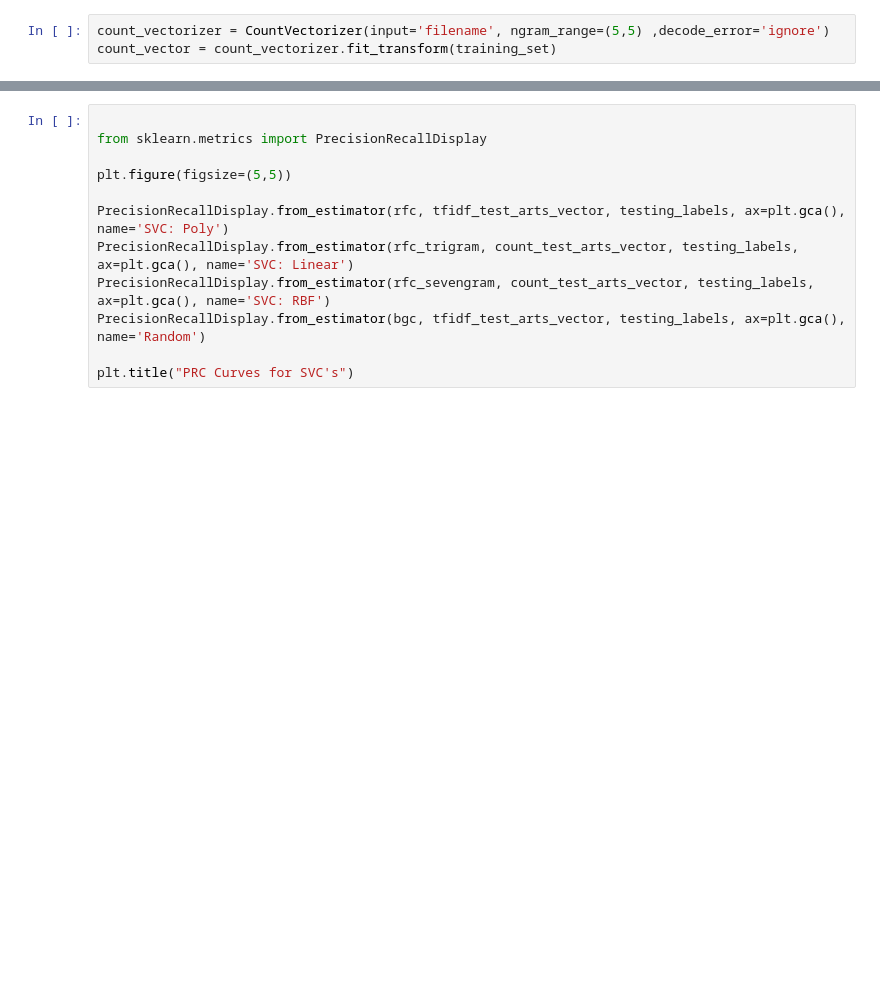
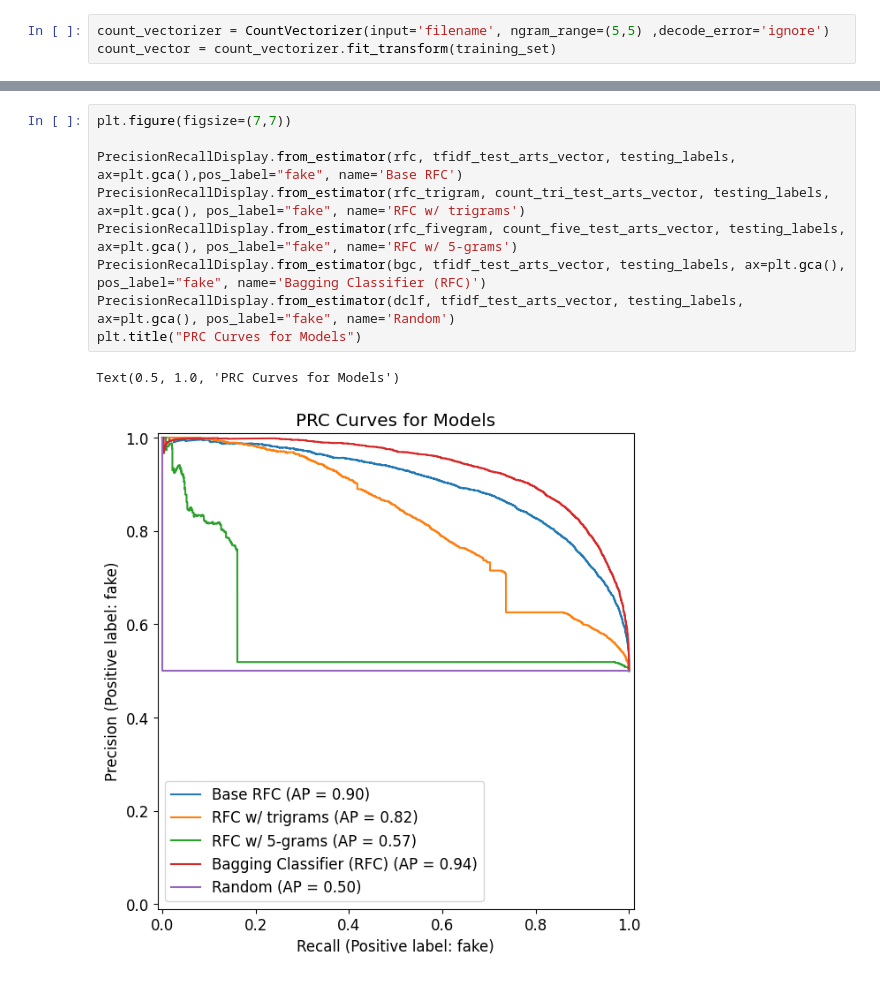
Before and after one commit to TomSterQaz/CSCE439_FinalProject, a Jupyter notebook: WhatAmIReading.ipynb, the cells around one changed output, grey strips where cells are left out. Cells and saved outputs as stored; diff of their text form; blank space fills up the shorter version.

Commit message:
metrics

```diff
--- a/WhatAmIReading.ipynb
+++ b/WhatAmIReading.ipynb
@@ -108,12 +185,12 @@ NameError: name 'score_model' is not defined
 # %%
+plt.figure(figsize=(7,7))
 
-from sklearn.metrics import PrecisionRecallDisplay
-
-plt.figure(figsize=(5,5))
-
-PrecisionRecallDisplay.from_estimator(rfc, tfidf_test_arts_vector, testing_labels, ax=plt.gca(), name='SVC: Poly')
-PrecisionRecallDisplay.from_estimator(rfc_trigram, count_test_arts_vector, testing_labels, ax=plt.gca(), name='SVC: Linear')
-PrecisionRecallDisplay.from_estimator(rfc_sevengram, count_test_arts_vector, testing_labels, ax=plt.gca(), name='SVC: RBF')
-PrecisionRecallDisplay.from_estimator(bgc, tfidf_test_arts_vector, testing_labels, ax=plt.gca(), name='Random')
-
-plt.title("PRC Curves for SVC's")
+PrecisionRecallDisplay.from_estimator(rfc, tfidf_test_arts_vector, testing_labels, ax=plt.gca(),pos_label="fake", name='Base RFC')
+PrecisionRecallDisplay.from_estimator(rfc_trigram, count_tri_test_arts_vector, testing_labels, ax=plt.gca(), pos_label="fake", name='RFC w/ trigrams')
+PrecisionRecallDisplay.from_estimator(rfc_fivegram, count_five_test_arts_vector, testing_labels, ax=plt.gca(), pos_label="fake", name='RFC w/ 5-grams')
+PrecisionRecallDisplay.from_estimator(bgc, tfidf_test_arts_vector, testing_labels, ax=plt.gca(), pos_label="fake", name='Bagging Classifier (RFC)')
+PrecisionRecallDisplay.from_estimator(dclf, tfidf_test_arts_vector, testing_labels, ax=plt.gca(), pos_label="fake", name='Random')
+plt.title("PRC Curves for Models")
+# %% [output]
+Text(0.5, 1.0, 'PRC Curves for Models')
+[figure, added]
```
Also changed, not shown: parts of 23 cells of this notebook.
